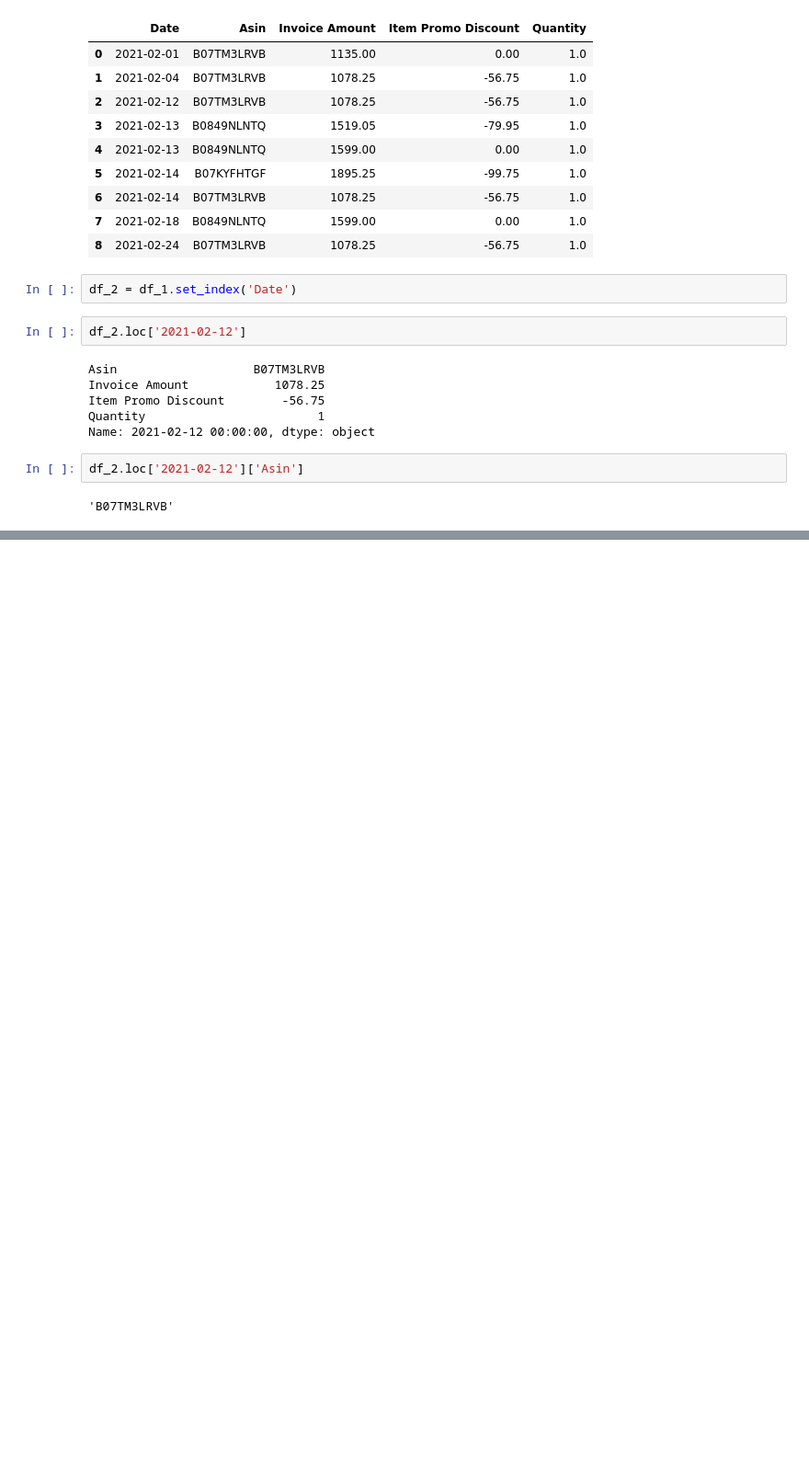
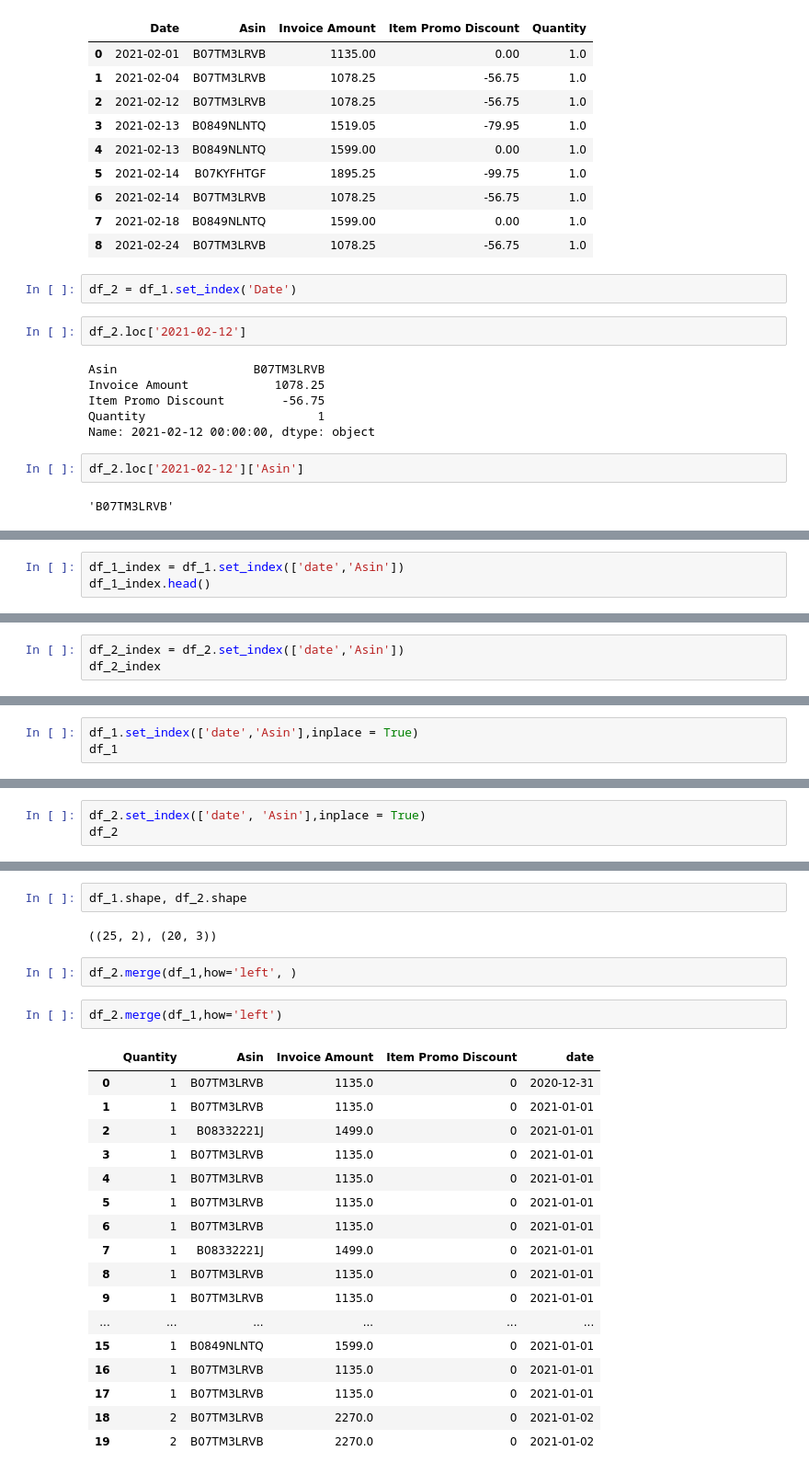
Before and after one commit to akshaypt7/amazon_sales_prediction, a Jupyter notebook: my_project_01_1.ipynb, the cells around one changed output, grey strips where cells are left out. Shown at 92% size. Saved outputs shown, nothing was run; the diff lists cells and outputs as text; blank space fills up the shorter version.

```diff
--- a/my_project_01_1.ipynb
+++ b/my_project_01_1.ipynb
@@ -186,0 +336,3 @@ df_2.loc['2021-02-12']['Asin']
+# %%
+df_1_index = df_1.set_index(['date','Asin'])
+df_1_index.head()
@@ -186,0 +347,3 @@ df_2.loc['2021-02-12']['Asin']
+# %%
+df_2_index = df_2.set_index(['date','Asin'])
+df_2_index
@@ -186,0 +402,3 @@ df_2.loc['2021-02-12']['Asin']
+# %%
+df_1.set_index(['date','Asin'],inplace = True)
+df_1
@@ -186,0 +420,3 @@ df_2.loc['2021-02-12']['Asin']
+# %%
+df_2.set_index(['date', 'Asin'],inplace = True)
+df_2
@@ -186,0 +442,26 @@ df_2.loc['2021-02-12']['Asin']
+# %%
+df_1.shape, df_2.shape
+# %% [output]
+((25, 2), (20, 3))
+# %%
+df_2.merge(df_1,how='left', )
+# %%
+df_2.merge(df_1,how='left')
+# %% [output]
+|  | Quantity | Asin | Invoice Amount | Item Promo Discount | date |
+| 0 | 1 | B07TM3LRVB | 1135.0 | 0 | 2020-12-31 |
+| 1 | 1 | B07TM3LRVB | 1135.0 | 0 | 2021-01-01 |
+| 2 | 1 | B08332221J | 1499.0 | 0 | 2021-01-01 |
+| 3 | 1 | B07TM3LRVB | 1135.0 | 0 | 2021-01-01 |
+| 4 | 1 | B07TM3LRVB | 1135.0 | 0 | 2021-01-01 |
+| 5 | 1 | B07TM3LRVB | 1135.0 | 0 | 2021-01-01 |
+| 6 | 1 | B07TM3LRVB | 1135.0 | 0 | 2021-01-01 |
+| 7 | 1 | B08332221J | 1499.0 | 0 | 2021-01-01 |
+| 8 | 1 | B07TM3LRVB | 1135.0 | 0 | 2021-01-01 |
+| 9 | 1 | B07TM3LRVB | 1135.0 | 0 | 2021-01-01 |
+| ... | ... | ... | ... | ... | ... |
+| 15 | 1 | B0849NLNTQ | 1599.0 | 0 | 2021-01-01 |
+| 16 | 1 | B07TM3LRVB | 1135.0 | 0 | 2021-01-01 |
+| 17 | 1 | B07TM3LRVB | 1135.0 | 0 | 2021-01-01 |
+| 18 | 2 | B07TM3LRVB | 2270.0 | 0 | 2021-01-02 |
+| 19 | 2 | B07TM3LRVB | 2270.0 | 0 | 2021-01-02 |
```
Also changed, not shown: parts of 36 cells of this notebook.
